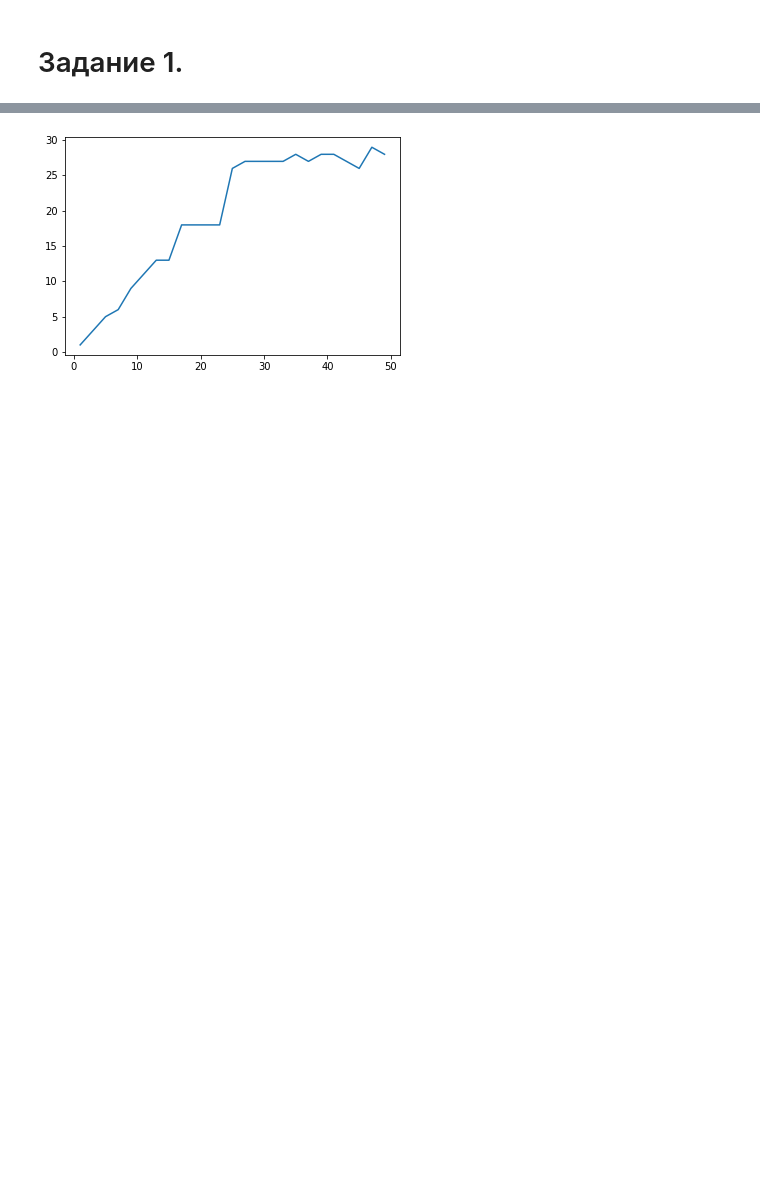
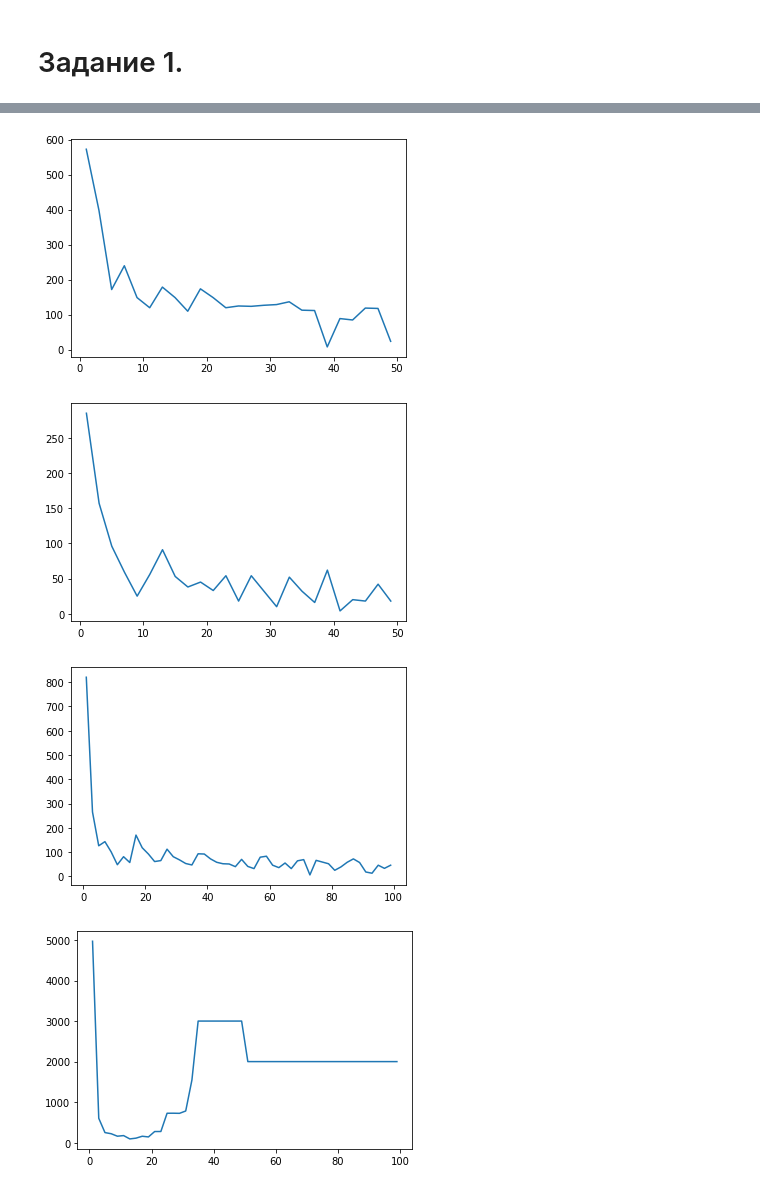
Before and after one commit to alexanderlvarfolomeev/meth-opt-2, a Jupyter notebook: main.ipynb, the cells around one changed output, grey strips where cells are left out. Drawn from its saved outputs; the diff is of its cells as text; code cells hidden in the pictures; blank space fills up the shorter version.

```diff
--- a/main.ipynb
+++ b/main.ipynb
@@ -15,10 +16,15 @@ F().draw()
 # %%
-f = F()
-batch_sizes = [i for i in range(1, f.points_x.shape[0] + 1, 2)]
-w = np.array([0, 0])
-epoches = np.array([gradient(f, 0.1, w, AbsoluteLoss(), 5000, batch_size, StopLossCriteria(), f.noise_sum)[0]
-                            for batch_size in batch_sizes])
-plt.plot(batch_sizes, epoches)
-plt.show()
+for graphic in [F(), G(), F3d(), F10d()]:
+    count_points = graphic.points_x.shape[0]
+    batch_sizes = [i for i in range(1, count_points + 1, 2)]
+    w = np.array([0] * (graphic.linear.n + 1))
+    epoches = np.array([gradient(graphic, 0.1, w, AbsoluteLoss(), 1000,
+                                     batch_size, StopLossCriteria(), graphic.noise_sum)[0]
+                        for batch_size in batch_sizes])
+    plt.plot(batch_sizes, epoches)
+    plt.show()
 # %% [output]
-[figure, old version]
+[figure, new version]
+[figure, added]
+[figure, added]
+[figure, added]
```
Also changed, not shown: parts of 9 cells of this notebook, 1 other file.
